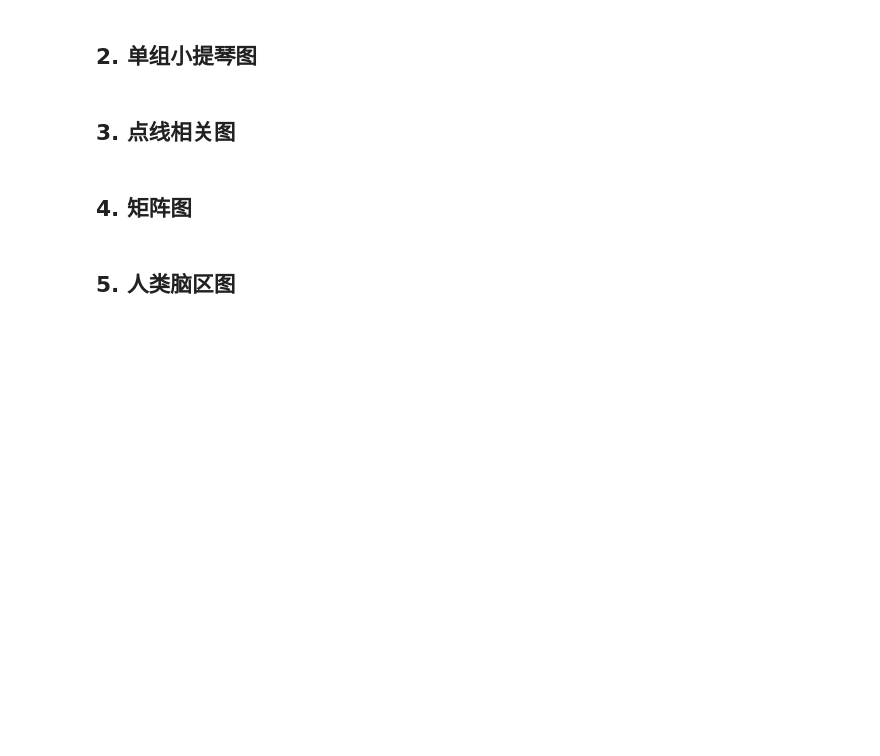
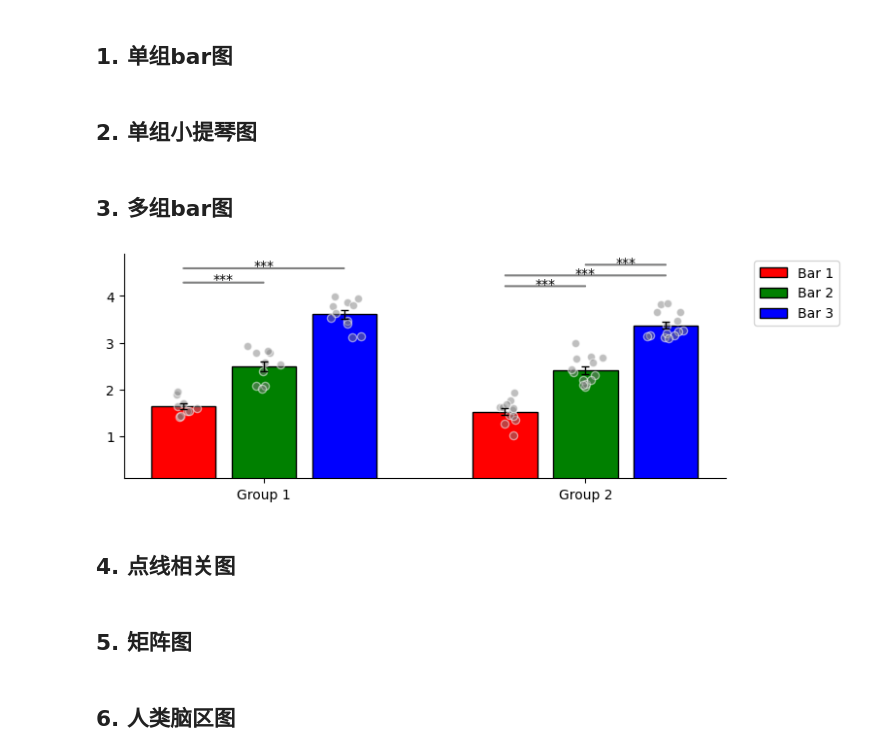
Before and after one commit to RicardoRyn/plotfig, a Jupyter notebook: examples/example.ipynb, the cells around one changed output. Saved outputs shown, nothing was run; the diff lists cells and outputs as text; code cells hidden in the pictures; blank space fills up the shorter version.

```diff
--- a/examples/example.ipynb
+++ b/examples/example.ipynb
@@ -5,3 +3,5 @@
+# %% [markdown]
+## 1. 单组bar图
 # %%
 import numpy as np
 import matplotlib.pyplot as plt
@@ -137,7 +137,32 @@ fig.savefig(
     "./example_figures/single_violin.png", dpi=250, bbox_inches="tight"
 )  # 保存到指定位置，以及设置图片清晰度（越清晰，图片越大），矢量图保存可以换成.svg格式
 # %% [markdown]
-## 3. 点线相关图
+## 3. 多组bar图
+# %%
+import numpy as np
+import matplotlib.pyplot as plt
+from plotfig import *
+
+
+# 模拟数据
+np.random.seed(0)
+a1 = np.random.rand(9) + 1
+a2 = np.random.rand(10) + 2
+a3 = np.random.rand(11) + 3
+b1 = np.random.rand(12) + 1
+b2 = np.random.rand(13) + 2
+b3 = np.random.rand(14) + 3
+A_data = [a1, a2, a3]
+B_data = [b1, b2, b3]
+data = [A_data, B_data]
+
+p_list = [[0,0,1], [0,0,0]]
+fig, ax = plt.subplots(1, 1, figsize=(8, 3))
+plot_multi_group_bar_figure(data, bar_width=0.2, bar_gap=0.05, bar_color=["r", "g", "b"], statistic=True, test_method="external", p_list=p_list)
+# %% [output]
+[figure, added]
+# %% [markdown]
+## 4. 点线相关图
 # %%
 import numpy as np
 import matplotlib.pyplot as plt
@@ -156,7 +181,7 @@ plot_correlation_figure(rm_rjx1, rm_rjx2, stats_method="spearman")
 # 保存图片
 fig.savefig("./example_figures/correlation.png", dpi=250, bbox_inches="tight")
 # %% [markdown]
-## 4. 矩阵图
+## 5. 矩阵图
 # %%
 import numpy as np
 import matplotlib.pyplot as plt
@@ -282,7 +307,7 @@ plot_matrix_figure(
 # 保存图片
 fig.savefig("./example_figures/matrix.png", dpi=250, bbox_inches="tight")
 # %% [markdown]
-## 5. 人类脑区图
+## 6. 人类脑区图
 # %%
 import numpy as np
 import matplotlib.pyplot as plt
```
Also changed, not shown: parts of 6 cells of this notebook, 12 other files.
